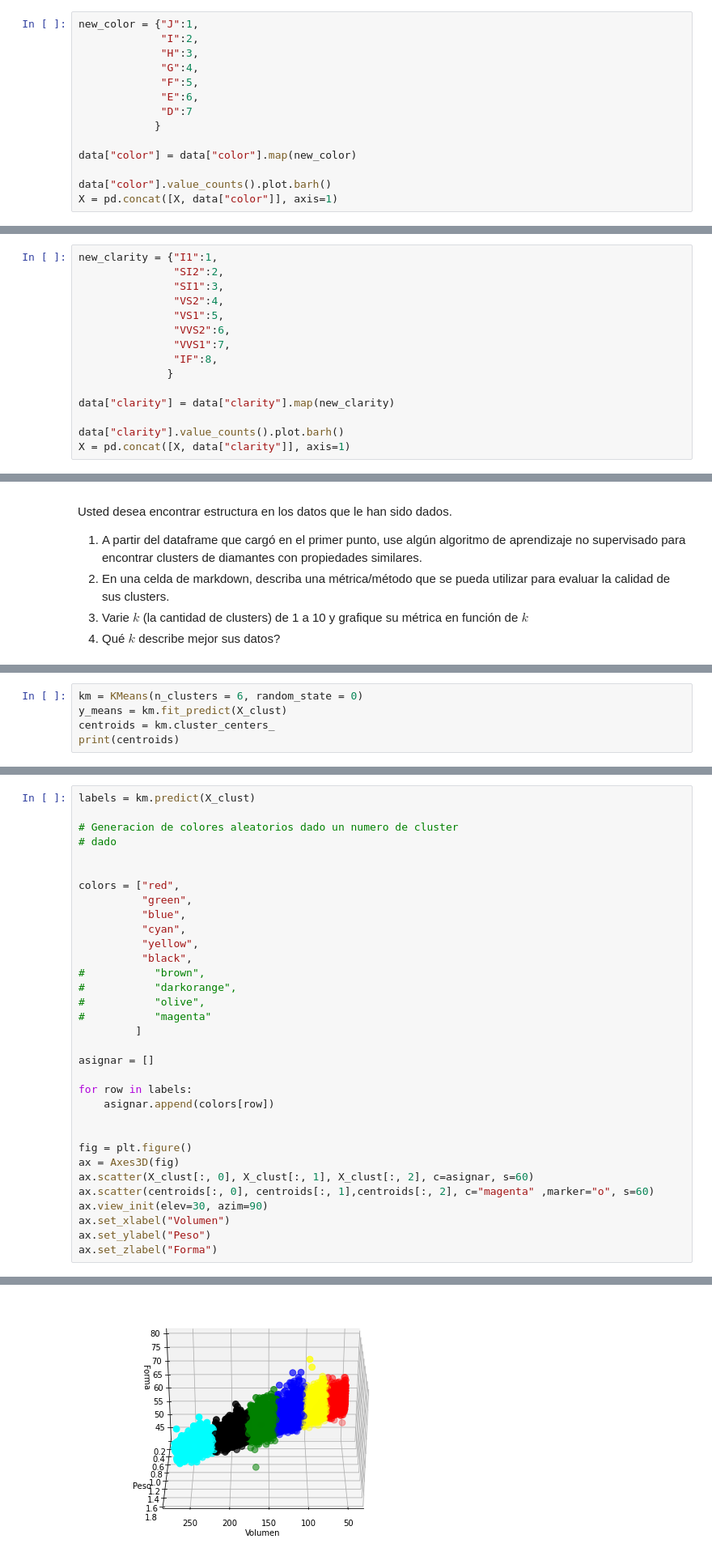
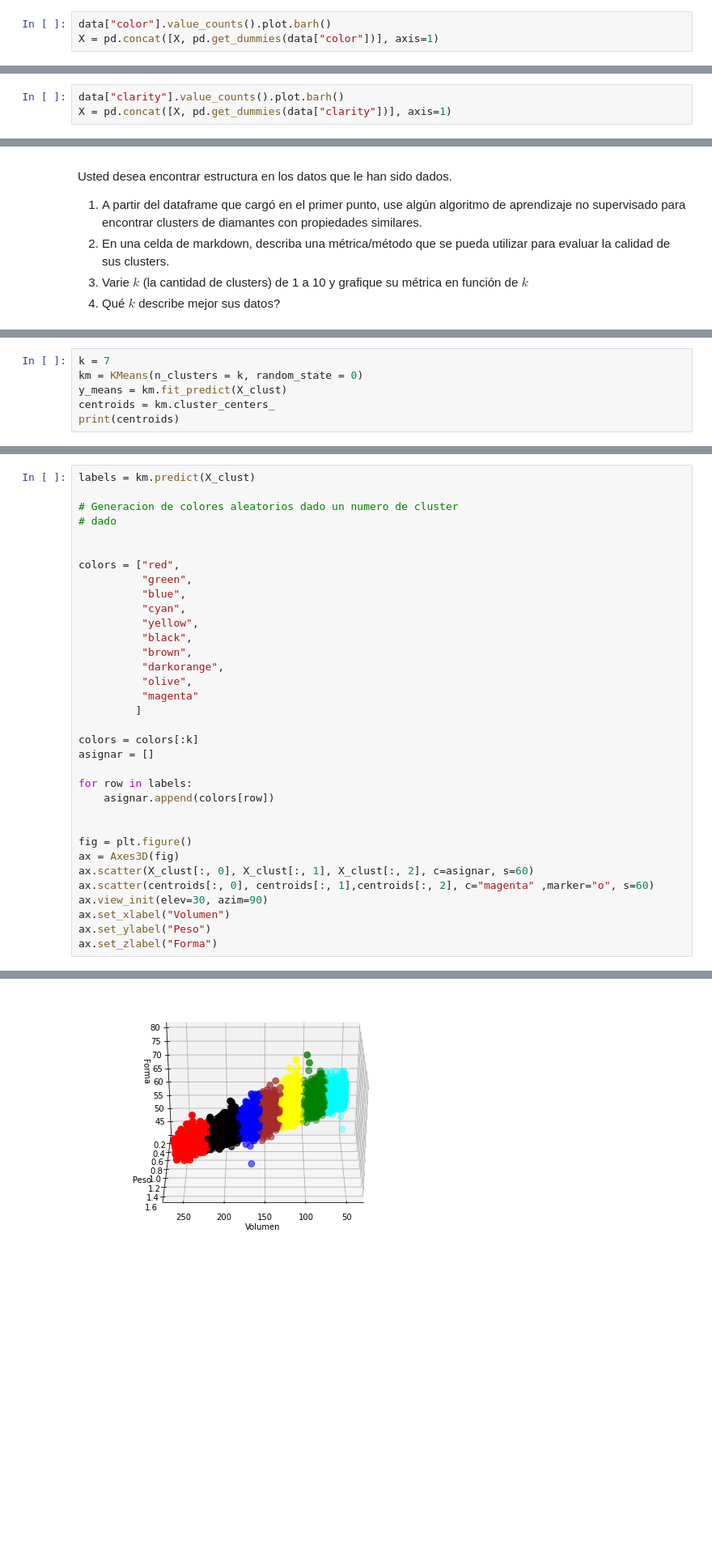
Before and after one commit to jomen93/PruebaCientificoDeDatos, a Jupyter notebook: Prueba.ipynb, the cells around one changed output, grey strips where cells are left out. Shown at 81% size. Drawn from its saved outputs; the diff is of its cells as text; blank space fills up the shorter version.

```diff
--- a/Prueba.ipynb
+++ b/Prueba.ipynb
@@ -99,15 +113,4 @@ Calsificación del color por categorías, en donde se tiene una escala J(Peor) y
 # %%
-new_color = {"J":1,
-             "I":2,
-             "H":3,
-             "G":4,
-             "F":5,
-             "E":6,
-             "D":7
-            }
-
-data["color"] = data["color"].map(new_color)
-
 data["color"].value_counts().plot.barh()
-X = pd.concat([X, data["color"]], axis=1)
+X = pd.concat([X, pd.get_dummies(data["color"])], axis=1)
 # %% [output]
@@ -117,18 +120,6 @@ X = pd.concat([X, data["color"]], axis=1)
 
 medidad de claridad del diamante en donde la escala se entiende como I1(peor), SI2, SI1, VS2, VS1, VVS2, VVS1, IF(mejor). Se codifica la variable
 # %%
-new_clarity = {"I1":1,
-               "SI2":2,
-               "SI1":3,
-               "VS2":4,
-               "VS1":5,
-               "VVS2":6,
-               "VVS1":7,
-               "IF":8,
-              }
-
-data["clarity"] = data["clarity"].map(new_clarity)
-
 data["clarity"].value_counts().plot.barh()
-X = pd.concat([X, data["clarity"]], axis=1)
+X = pd.concat([X, pd.get_dummies(data["clarity"])], axis=1)
 # %% [output]
@@ -346,5 +339,6 @@ Esta elección es un poco arbitraria, se elige $k=6$
 # %%
-km = KMeans(n_clusters = 6, random_state = 0)
+k = 7
+km = KMeans(n_clusters = k, random_state = 0)
 y_means = km.fit_predict(X_clust)
 centroids = km.cluster_centers_
 print(centroids)
@@ -359,36 +354,37 @@ print(centroids)
 labels = km.predict(X_clust)
 
 # Generacion de colores aleatorios dado un numero de cluster
 # dado
 
 
 colors = ["red",
           "green",
           "blue",
           "cyan",
           "yellow",
           "black",
-#           "brown",
-#           "darkorange",
-#           "olive",
-#           "magenta"
+          "brown",
+          "darkorange",
+          "olive",
+          "magenta"
          ]
 
+colors = colors[:k]
 asignar = []
 
 for row in labels:
     asignar.append(colors[row])
 
 
 fig = plt.figure()
 ax = Axes3D(fig)
 ax.scatter(X_clust[:, 0], X_clust[:, 1], X_clust[:, 2], c=asignar, s=60)
 ax.scatter(centroids[:, 0], centroids[:, 1],centroids[:, 2], c="magenta" ,marker="o", s=60)
 ax.view_init(elev=30, azim=90)
 ax.set_xlabel("Volumen")
 ax.set_ylabel("Peso")
 ax.set_zlabel("Forma")
 # %% [output]
 Text(0.5, 0, 'Forma')
-[figure, old version]
+[figure, new version]
 # %% [markdown]
```
Also changed, not shown: parts of 39 cells of this notebook.
